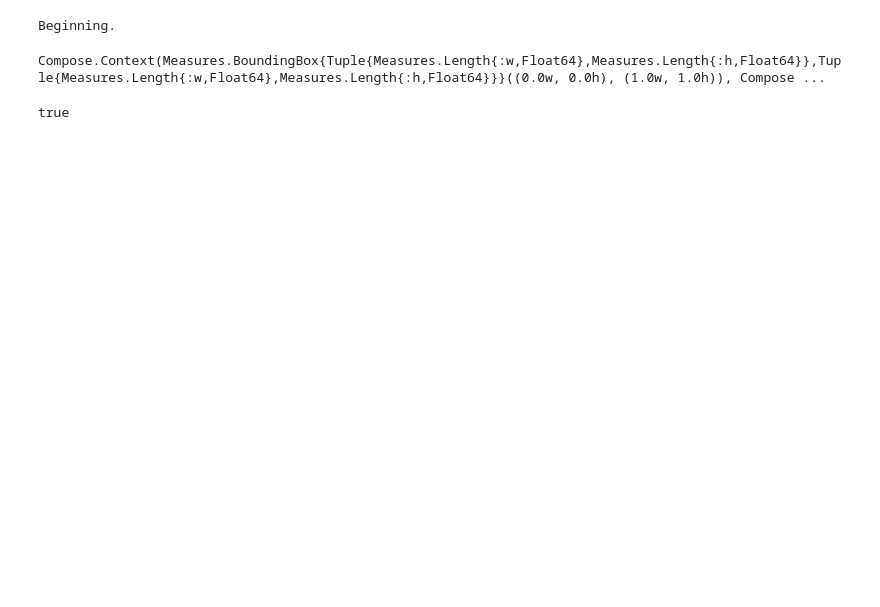
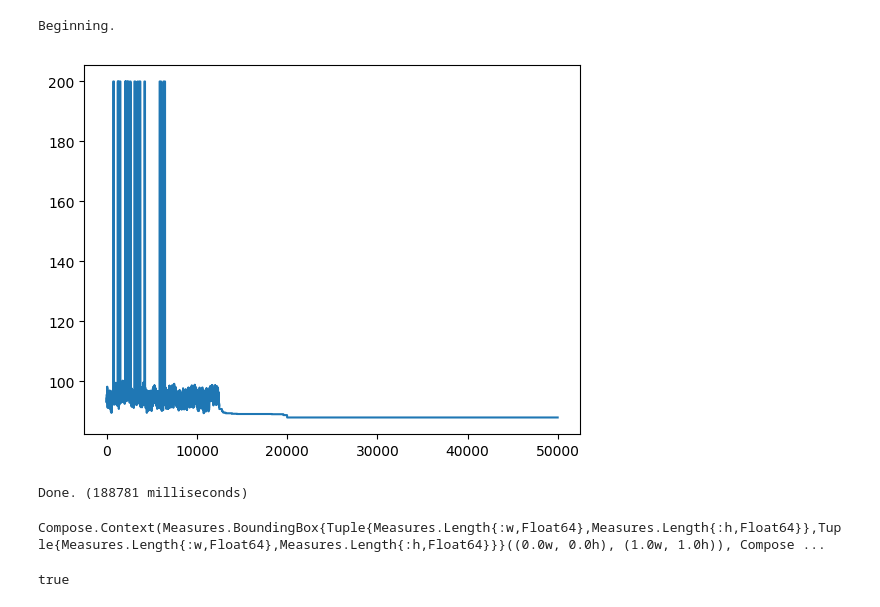
Before and after one commit to GaudiestTooth17/irn, a Jupyter notebook: src/Sandbox.ipynb, the cells around one changed output. Saved outputs shown, nothing was run; the diff lists cells and outputs as text; code cells hidden in the pictures; blank space fills up the shorter version.

```diff
--- a/src/Sandbox.ipynb
+++ b/src/Sandbox.ipynb
@@ -3,11 +3,13 @@ using LightGraphs, GraphPlot
 include("fileio.jl")
 include("static-graph-sa.jl")
 # G = Graph(read_adj_list("evolved.txt"));
-# %%
-ϵ = find_resilient_network(10000, 25.0);
-G = Graph(encoding_to_adj_matrix(ϵ));
-# %% [output]
-Beginning.
+# %%
+ϵ = find_resilient_network(50_000, 100.0);
+G = Graph(encoding_to_adj_matrix(ϵ));
+# %% [output]
+Beginning.
+[figure, added]
+Done. (188781 milliseconds)
 # %%
 gplot(G)
 # %% [output]
```
Also changed, not shown: parts of 7 cells of this notebook, 3 other files.
